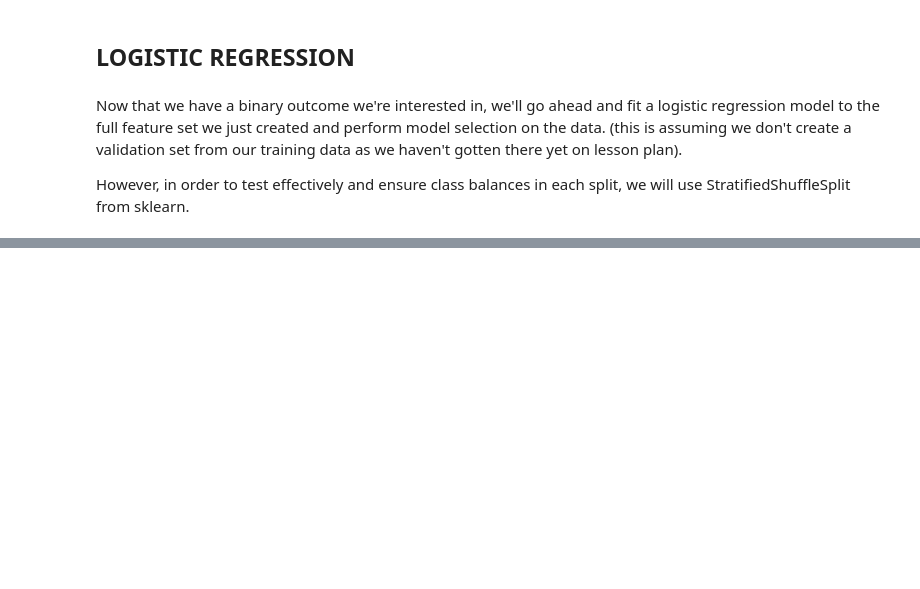
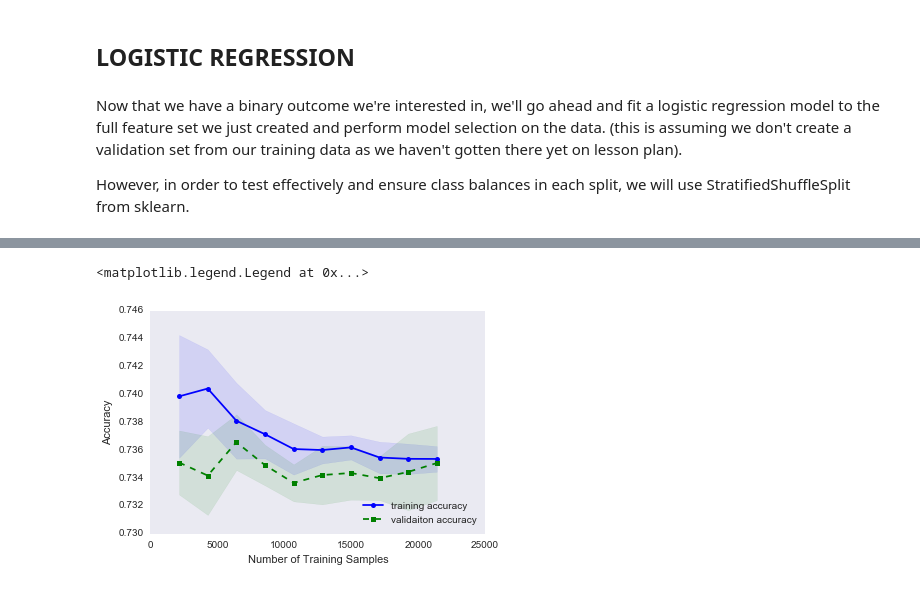
Before and after one commit to mg826/Data_Mining, a Jupyter notebook: Project1_AnimalOutcomes/Project1_Exploration_Visualization_Dreduce.ipynb, the cells around one changed output, grey strips where cells are left out. Saved outputs shown, nothing was run; the diff lists cells and outputs as text; code cells hidden in the pictures; blank space fills up the shorter version.

```diff
--- a/Project1_AnimalOutcomes/Project1_Exploration_Visualization_Dreduce.ipynb
+++ b/Project1_AnimalOutcomes/Project1_Exploration_Visualization_Dreduce.ipynb
@@ -684,0 +708,27 @@ Test accuracy: 0.735
+# %%
+# playing with pipelines, adapted from Rauschka
+from sklearn.learning_curve import learning_curve # uses stratified k fold by default
+
+pipe_lr = Pipeline([('scl', StandardScaler()),('clf', LogisticRegression(penalty='l1'))]) # set up pipeline,
+                                                                                        # automatically scale
+train_sizes, train_scores, valid_scores = learning_curve(estimator=pipe_lr,
+                                                        X = X_train,
+                                                        y = y_train,
+                                                        train_sizes = np.linspace(0.1, 1.0, 10) ,# spacing of samples,
+                                                        cv = 5, # 5 fold
+                                                        n_jobs = -1) # use all processors
+train_mean = np.mean(train_scores, axis=1)
+valid_mean = np.mean(test_scores, axis=1)
+train_std = np.std(train_scores, axis=1)
+valid_std = np.std(test_scores, axis=1)
+plt.plot(train_sizes, train_mean, c='blue', marker='o',  markersize=5, label='training accuracy')
+plt.fill_between(train_sizes, train_mean + train_std, train_mean - train_std, alpha=0.1, color='blue')
+plt.plot(train_sizes, test_mean, c='green', marker='s', linestyle='--',  markersize=5, label='validaiton accuracy')
+plt.fill_between(train_sizes, valid_mean + valid_std, valid_mean - valid_std, alpha=0.1, color='green')
+plt.grid()
+plt.xlabel('Number of Training Samples')
+plt.ylabel('Accuracy')
+plt.legend(loc='lower right')
+# %% [output]
+<matplotlib.legend.Legend at 0x...>
+[figure, added]
```
Also changed, not shown: parts of 31 cells of this notebook.
